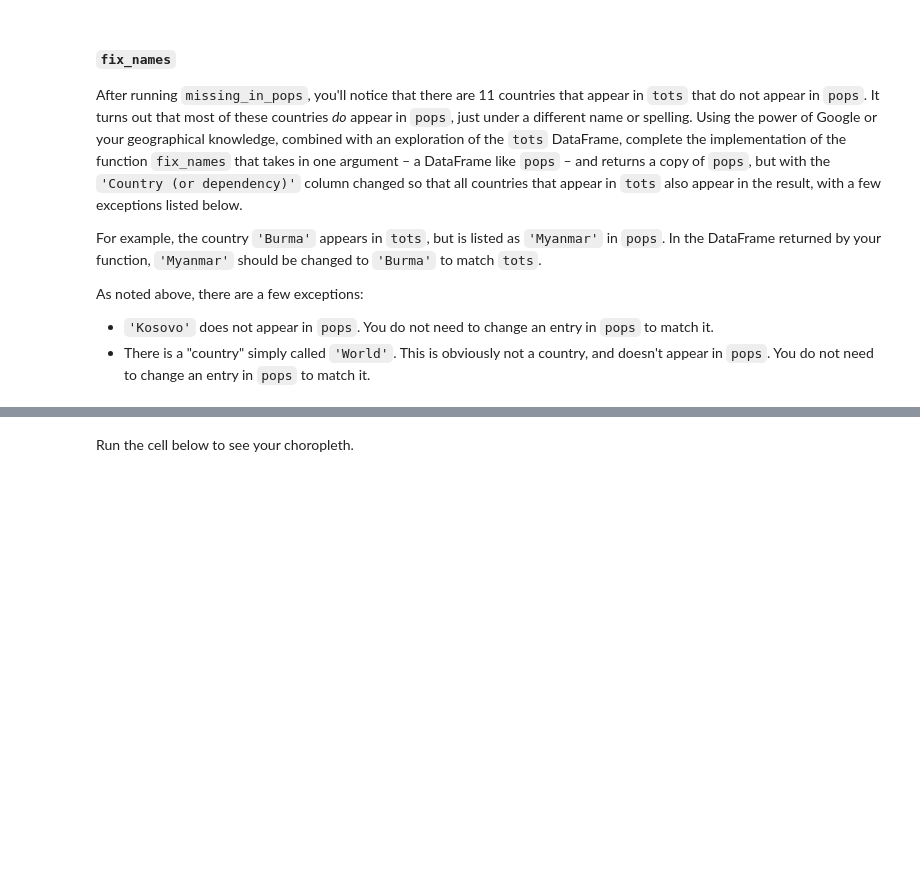
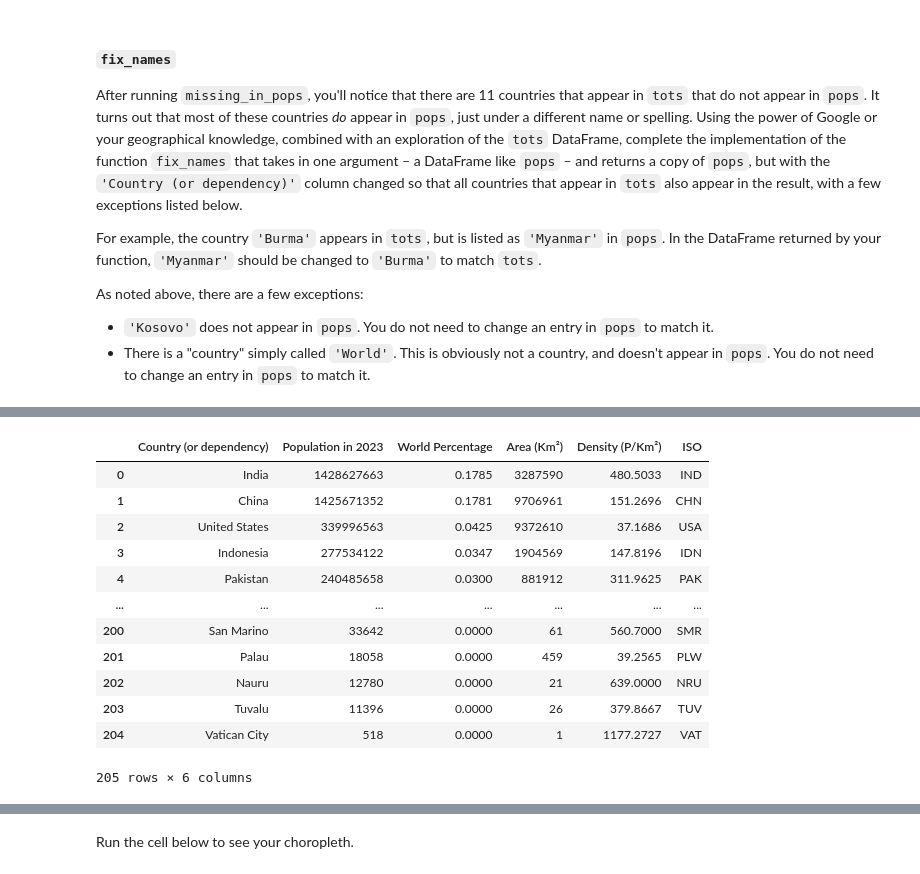
Before and after one commit to Cathyyyyy123/dsc80-2023-fa, a Jupyter notebook: projects/02-covid_vax/project.ipynb, the cells around one changed output, grey strips where cells are left out. Drawn from its saved outputs; the diff is of its cells as text; code cells hidden in the pictures; blank space fills up the shorter version.

```diff
--- a/projects/02-covid_vax/project.ipynb
+++ b/projects/02-covid_vax/project.ipynb
@@ -396,0 +542,16 @@ Remember to return the figure object itself. That is, somewhere in your code you
+# %%
+pops
+# %% [output]
+|  | Country (or dependency) | Population in 2023 | World Percentage | Area (Km²) | Density (P/Km²) | ISO |
+| 0 | India | 1428627663 | 0.1785 | 3287590 | 480.5033 | IND |
+| 1 | China | 1425671352 | 0.1781 | 9706961 | 151.2696 | CHN |
+| 2 | United States | 339996563 | 0.0425 | 9372610 | 37.1686 | USA |
+| 3 | Indonesia | 277534122 | 0.0347 | 1904569 | 147.8196 | IDN |
+| 4 | Pakistan | 240485658 | 0.0300 | 881912 | 311.9625 | PAK |
+| ... | ... | ... | ... | ... | ... | ... |
+| 200 | San Marino | 33642 | 0.0000 | 61 | 560.7000 | SMR |
+| 201 | Palau | 18058 | 0.0000 | 459 | 39.2565 | PLW |
+| 202 | Nauru | 12780 | 0.0000 | 21 | 639.0000 | NRU |
+| 203 | Tuvalu | 11396 | 0.0000 | 26 | 379.8667 | TUV |
+| 204 | Vatican City | 518 | 0.0000 | 1 | 1177.2727 | VAT |
+205 rows × 6 columns
```
Also changed, not shown: parts of 22 cells of this notebook, 9 other files.
